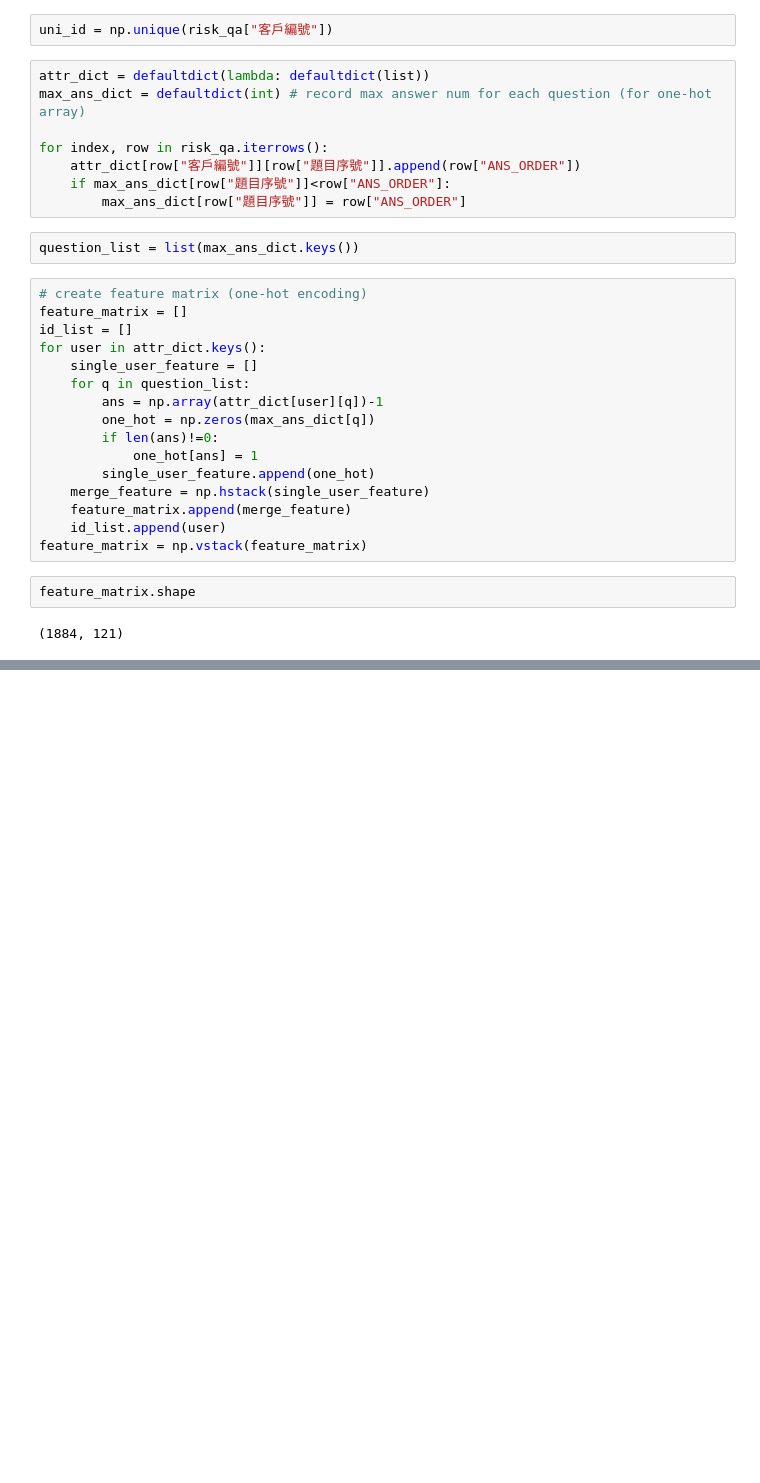
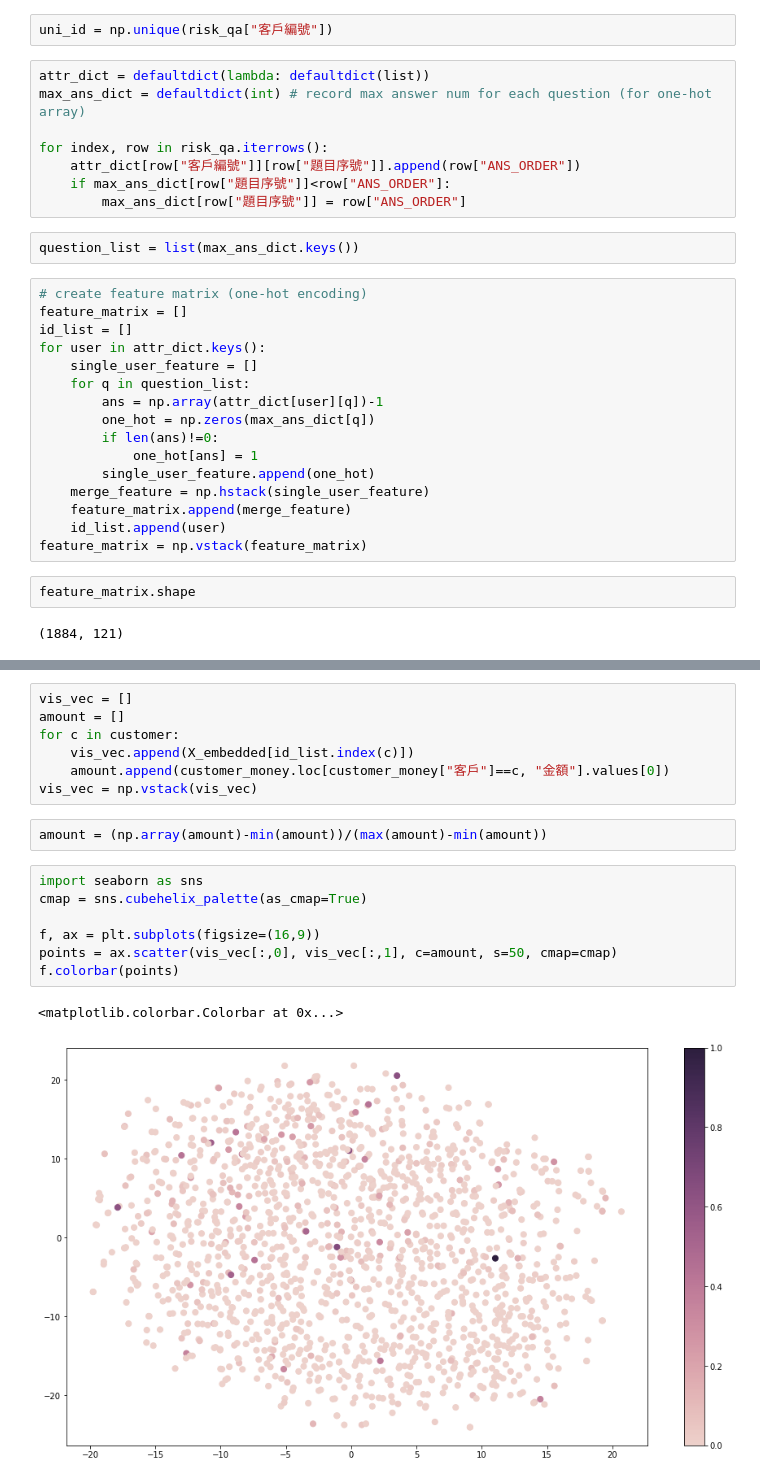
Before and after one commit to thtang/Fintech-Text-Mining-and-Machine-Learning, a Jupyter notebook: final/EDA.ipynb, the cells around one changed output, grey strips where cells are left out. Saved outputs shown, nothing was run; the diff lists cells and outputs as text; blank space fills up the shorter version.

```diff
--- a/final/EDA.ipynb
+++ b/final/EDA.ipynb
@@ -67,0 +76,19 @@ id_list
+# %%
+vis_vec = []
+amount = []
+for c in customer:
+    vis_vec.append(X_embedded[id_list.index(c)])
+    amount.append(customer_money.loc[customer_money["客戶"]==c, "金額"].values[0])
+vis_vec = np.vstack(vis_vec)
+# %%
+amount = (np.array(amount)-min(amount))/(max(amount)-min(amount))
+# %%
+import seaborn as sns
+cmap = sns.cubehelix_palette(as_cmap=True)
+
+f, ax = plt.subplots(figsize=(16,9))
+points = ax.scatter(vis_vec[:,0], vis_vec[:,1], c=amount, s=50, cmap=cmap)
+f.colorbar(points)
+# %% [output]
+<matplotlib.colorbar.Colorbar at 0x...>
+[figure, added]
```
Also changed, not shown: parts of 9 cells of this notebook.
